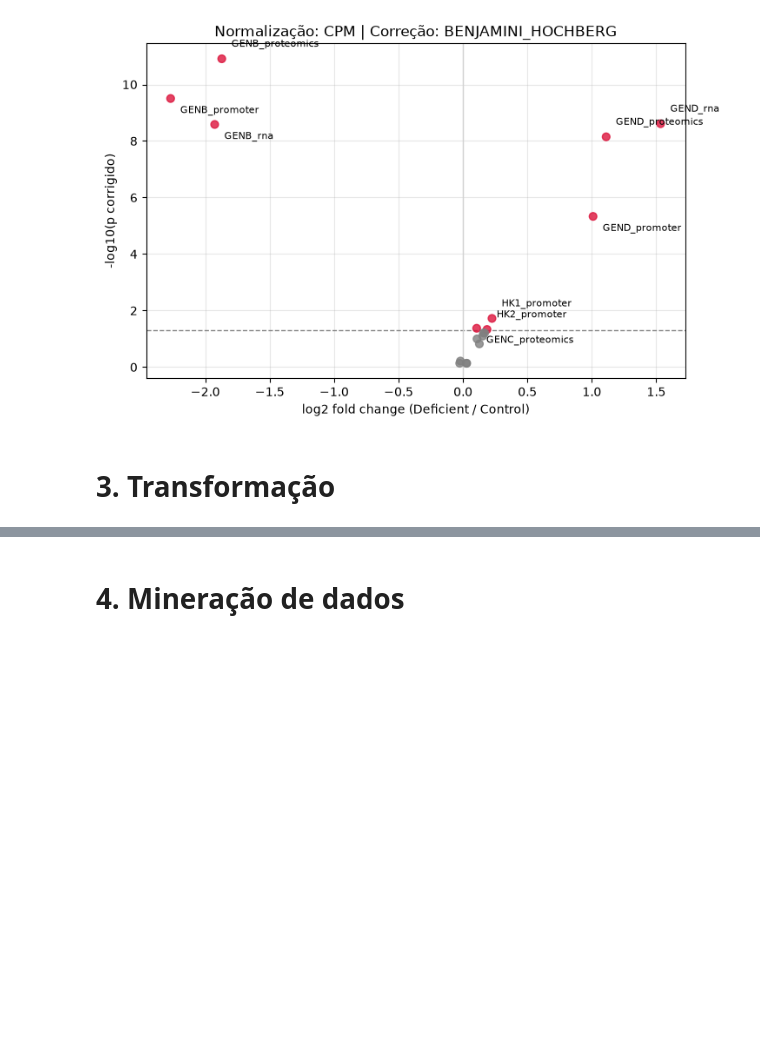
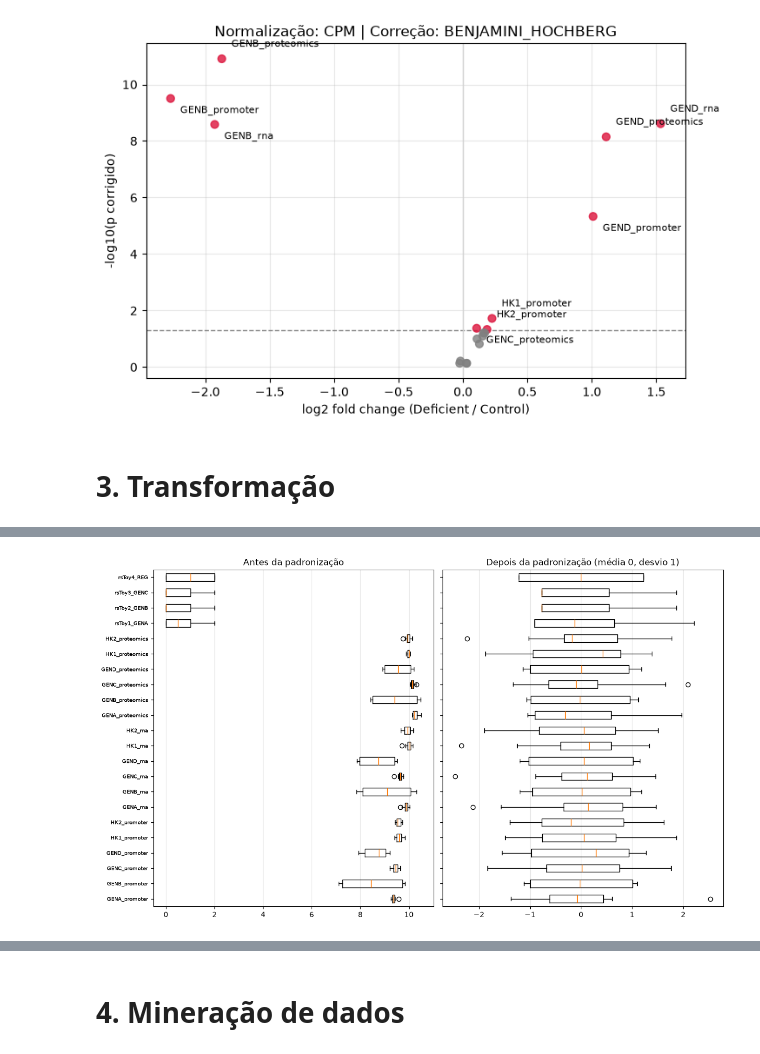
Before and after one commit to hellsdeur/multiomic, a Jupyter notebook: main.ipynb, the cells around one changed output, grey strips where cells are left out. Cells and saved outputs as stored; diff of their text form; code cells hidden in the pictures; blank space fills up the shorter version.

Commit message:
feat: transformation

```diff
--- a/main.ipynb
+++ b/main.ipynb
@@ -576,0 +645,17 @@ Samples: 12, Features: 22
+# %%
+X_scaled_view = pd.DataFrame(StandardScaler().fit_transform(X), columns=X.columns)
+
+fig, axes = plt.subplots(ncols=2, figsize=(12, 7), sharey=True, constrained_layout=True)
+
+axes[0].boxplot(X.values, orientation="horizontal", tick_labels=X.columns)
+axes[0].set_title("Antes da padronização")
+axes[1].boxplot(X_scaled_view.values, orientation="horizontal", tick_labels=X.columns)
+axes[1].set_title("Depois da padronização (média 0, desvio 1)")
+
+for ax in axes:
+    ax.tick_params(axis="y", labelsize=7)
+    ax.grid(axis="x", alpha=0.3)
+
+fig;
+# %% [output]
+[figure, added]
```
Also changed, not shown: parts of 8 cells of this notebook.
